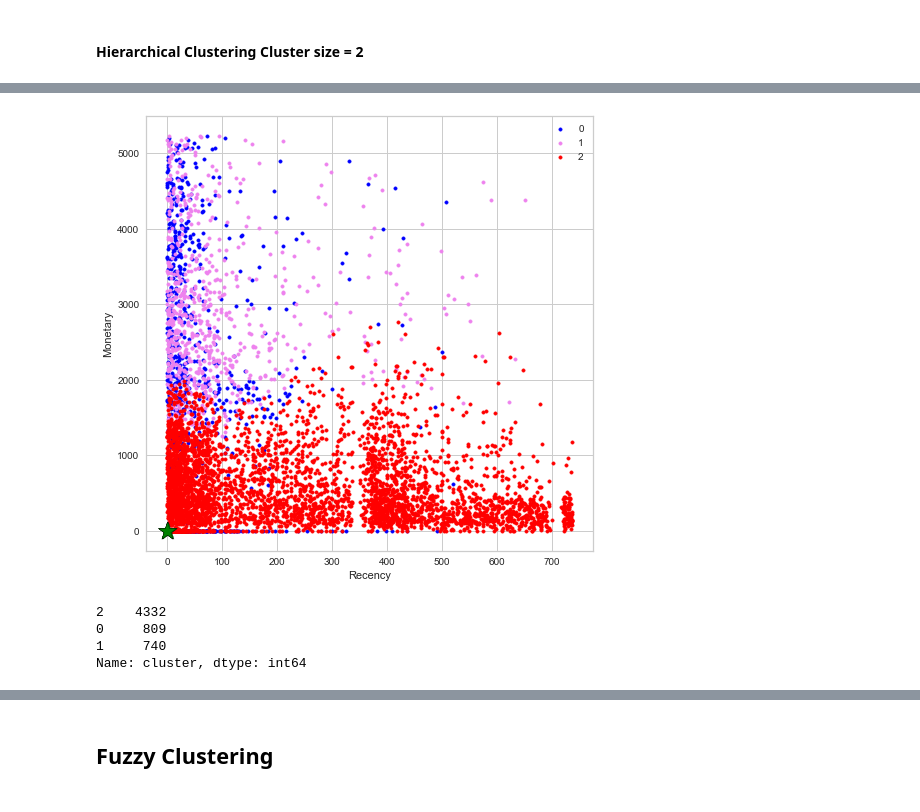
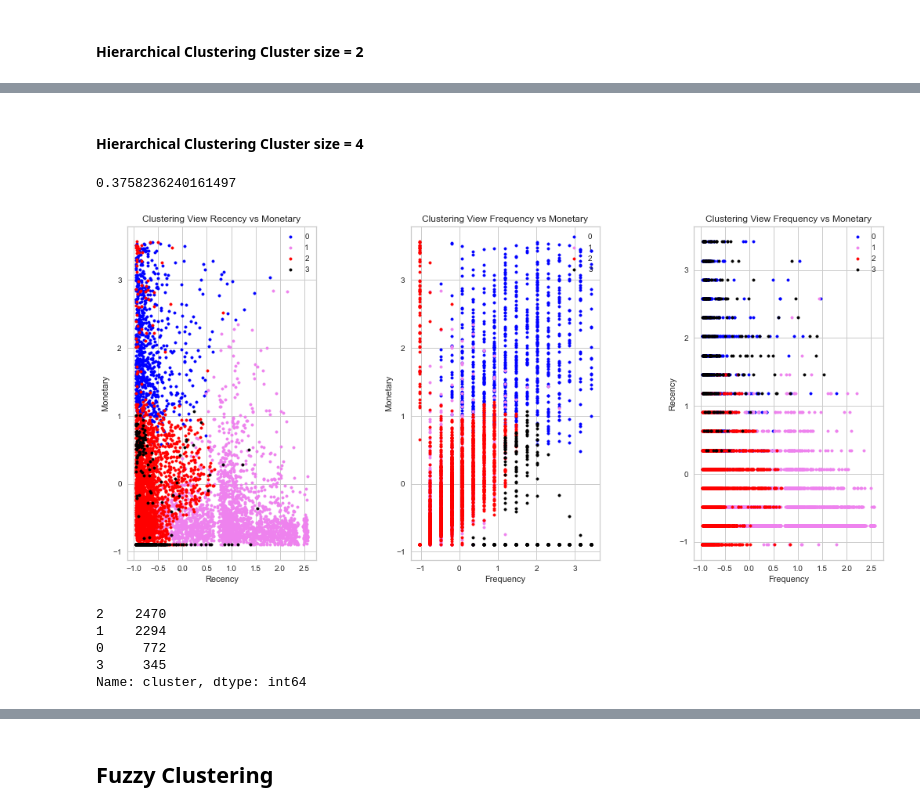
Before and after one commit to wuesten/Portfolio_2_MMS, a Jupyter notebook: market_segmentation.ipynb, the cells around one changed output, grey strips where cells are left out. Saved outputs shown, nothing was run; the diff lists cells and outputs as text; code cells hidden in the pictures.

Commit message:
update clustering

```diff
--- a/market_segmentation.ipynb
+++ b/market_segmentation.ipynb
@@ -563,5 +591,5 @@ def plot_clusters_with_centers(model, X,i):
 # %%
-def calculate_silhouette_score(model, k_min,k_max,df):
+def calculate_silhouette_score(model, k_min,k_max,df,measure,linkage):
     silhouettes=[]
     i = k_min
     if model == "KMeans":
@@ -572,10 +600,17 @@ def calculate_silhouette_score(model, k_min,k_max,df):
             silhouettes.append(silhouette_score(df,y_pred))
     elif model == "agg":
         for i in range(k_min,k_max+1):
-            clf=cluster.AgglomerativeClustering(n_clusters=i, affinity='euclidean', linkage='complete', compute_distances=True)
+            clf=cluster.AgglomerativeClustering(n_clusters=i, affinity=measure, linkage=linkage, compute_distances=True)
             y_pred = clf.fit_predict(df)
             print(silhouette_score(df,y_pred))
             silhouettes.append(silhouette_score(df,y_pred))
+    elif model == "fcm":
+        for i in range(k_min,k_max+1):
+            fcm = FCM(n_clusters=i)
+            fcm.fit(rfm_df_sc.to_numpy())
+            fcm_labels = fcm.predict(rfm_df_sc.to_numpy())
+            print(silhouette_score(df,fcm_labels))
+            silhouettes.append(silhouette_score(df,fcm_labels))
     return silhouettes
 # %%
 def plot_silhouette_score(k_min,k_max,silhouette):
@@ -871,14 +974,21 @@ def agglomerate(measure, cluster_size, linkage_type, df):
+# %% [markdown]
+#### Hierarchical Clustering Cluster size = 4
 # %%
 colors=['blue', 'violet','red', 'black','orange','green']
-plot_clusters_with_centers(rfm_df_copy, labels, 0,2)
+silhouette = calculate_silhouette_score("agg",4,4,rfm_df_sc,'manhattan', 'complete')
+plot_clusters_with_centers("agg", rfm_df_sc,4, 'manhattan', 'complete')
 # %% [output]
+0.3758236240161497
-[figure, old version]
+[figure, new version]
 # %%
-rfm_df_copy["cluster"] = labels
+agg= calculate_hierach_cluster(rfm_df_sc,4,'manhattan', 'complete')
+rfm_df_copy["cluster"] = agg.labels_
+evaluation_df.iloc[3,4] = [rfm_df_copy]
 distribution = rfm_df_copy['cluster'].value_counts()
 print(distribution)
 # %% [output]
-2    4332
-0     809
-1     740
+2    2470
+1    2294
+0     772
+3     345
 Name: cluster, dtype: int64
```
Also changed, not shown: parts of 64 cells of this notebook.
